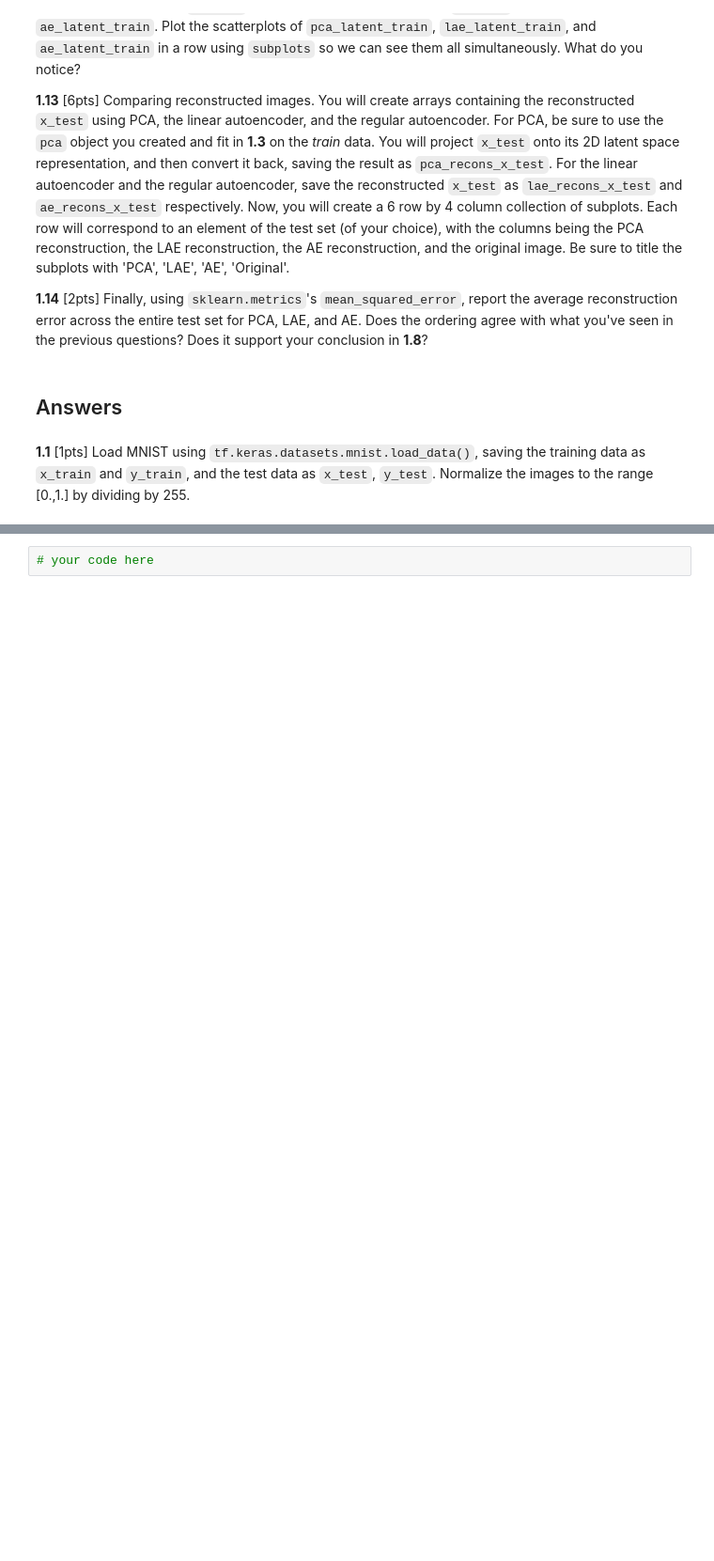
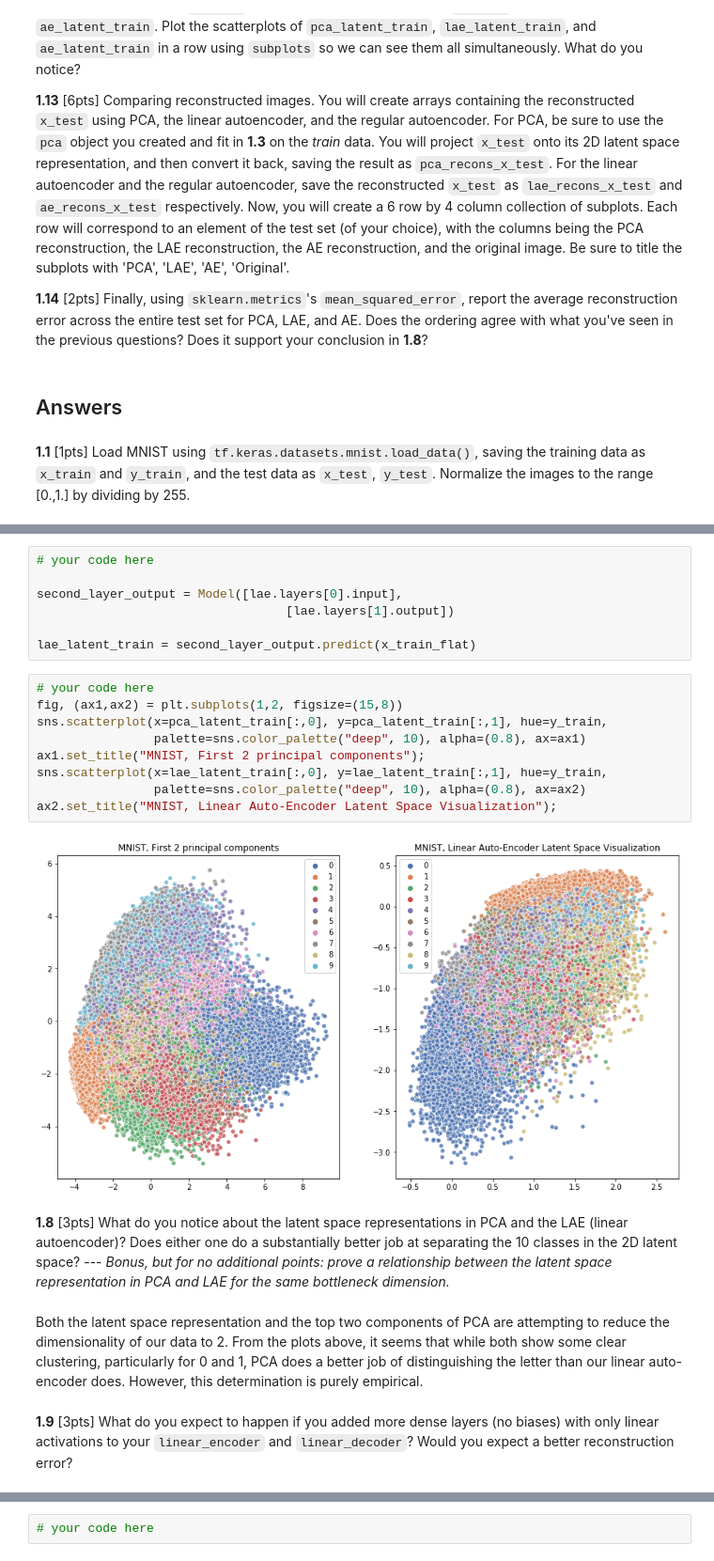
Before and after one commit to simonwarchol/2020-CS109B, a Jupyter notebook: content/homeworks/hw05/notebook/cs109b-hw5-students.ipynb, the cells around one changed output, grey strips where cells are left out. Shown at 94% size. Cells and saved outputs as stored; diff of their text form; blank space fills up the shorter version.

```diff
--- a/content/homeworks/hw05/notebook/cs109b-hw5-students.ipynb
+++ b/content/homeworks/hw05/notebook/cs109b-hw5-students.ipynb
@@ -92,0 +206,24 @@ For this question, we will be using the [MNIST Dataset](https://en.wikipedia.org
+# %%
+# your code here
+
+second_layer_output = Model([lae.layers[0].input],
+                                  [lae.layers[1].output])
+
+lae_latent_train = second_layer_output.predict(x_train_flat)
+# %%
+# your code here
+fig, (ax1,ax2) = plt.subplots(1,2, figsize=(15,8))
+sns.scatterplot(x=pca_latent_train[:,0], y=pca_latent_train[:,1], hue=y_train,
+                palette=sns.color_palette("deep", 10), alpha=(0.8), ax=ax1)
+ax1.set_title("MNIST, First 2 principal components");
+sns.scatterplot(x=lae_latent_train[:,0], y=lae_latent_train[:,1], hue=y_train,
+                palette=sns.color_palette("deep", 10), alpha=(0.8), ax=ax2)
+ax2.set_title("MNIST, Linear Auto-Encoder Latent Space Visualization");
+# %% [output]
+[figure, added]
+# %% [markdown]
+**1.8** [3pts] What do you notice about the latent space representations in PCA and the LAE (linear autoencoder)? Does either one do a substantially better job at separating the 10 classes in the 2D latent space? --- *Bonus, but for no additional points: prove a relationship between the latent space representation in PCA and LAE for the same bottleneck dimension.*
+# %% [markdown]
+Both the latent space representation and the top two components of PCA are attempting to reduce the dimensionality of our data to 2. From the plots above, it seems that while both show some clear clustering, particularly for 0 and 1, PCA does a better job of distinguishing the letter than our linear auto-encoder does. However, this determination is purely empirical.
+# %% [markdown]
+**1.9** [3pts] What do you expect to happen if you added more dense layers (no biases) with only linear activations to your `linear_encoder` and `linear_decoder`? Would you expect a better reconstruction error?
```
Also changed, not shown: parts of 87 cells of this notebook, 4 other files.
